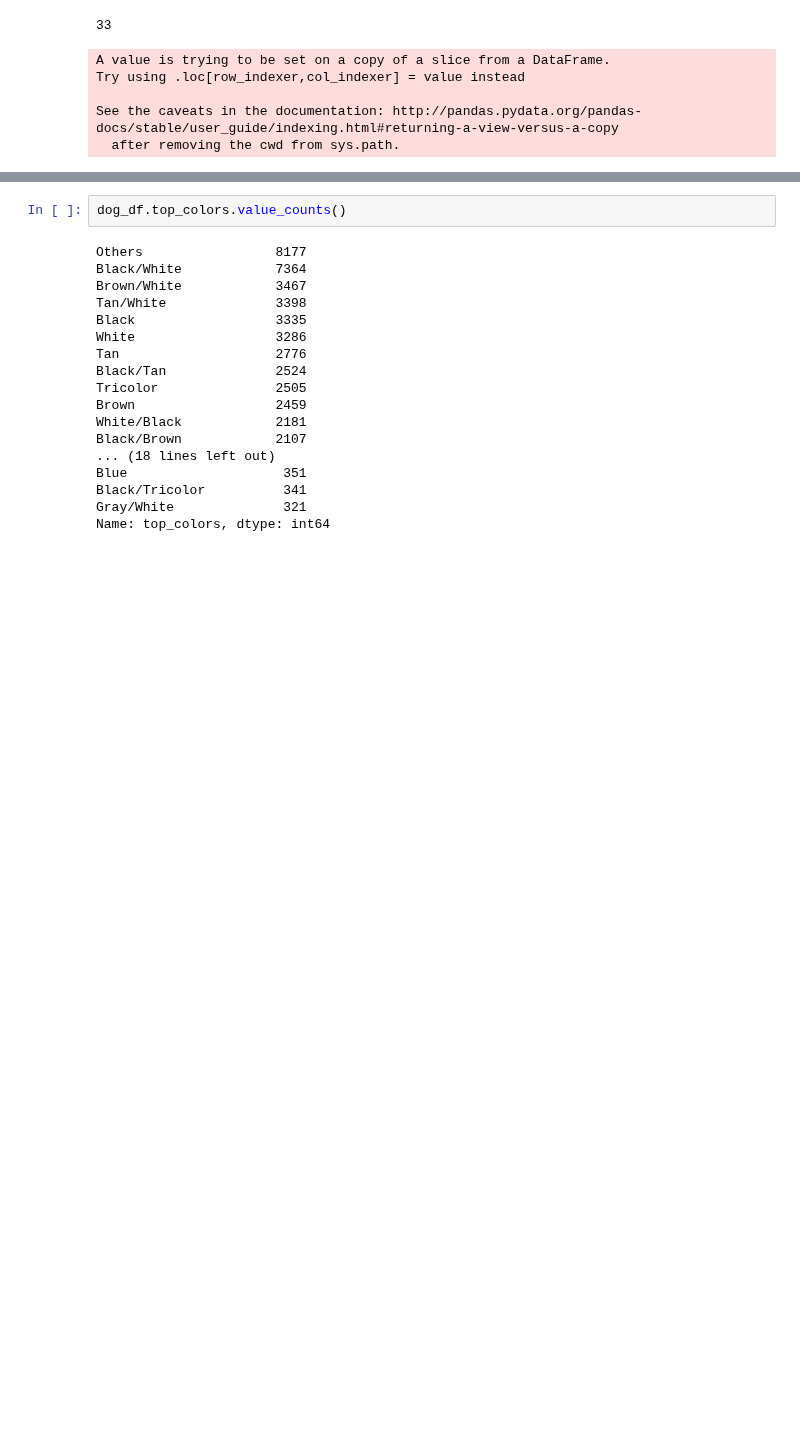
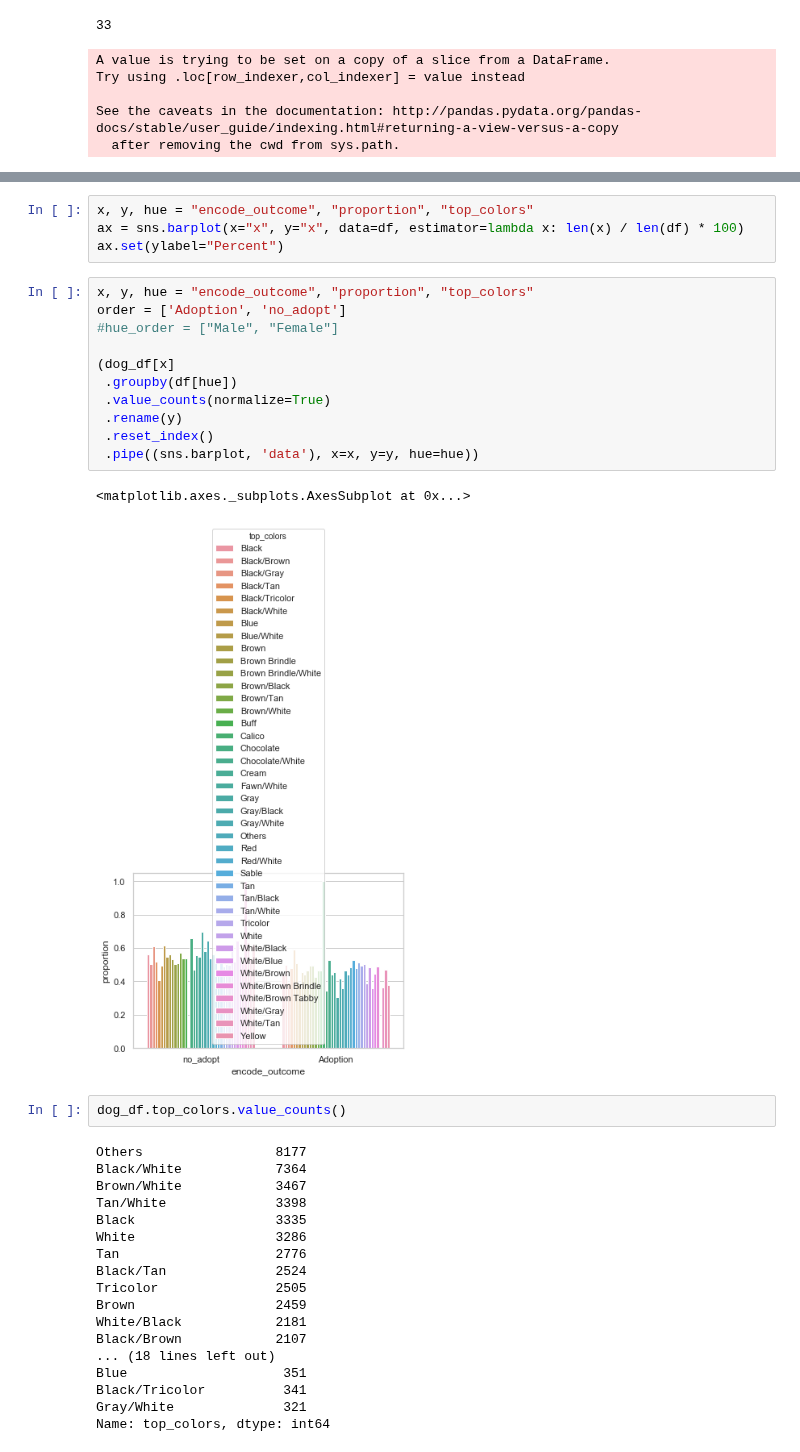
Before and after one commit to Jacqueline-A-Shay/Animal_Shelter, a Jupyter notebook: u.ipynb, the cells around one changed output, grey strips where cells are left out. Drawn from its saved outputs; the diff is of its cells as text; blank space fills up the shorter version.

Commit message:
how to use percentage...

```diff
--- a/u.ipynb
+++ b/u.ipynb
@@ -721,3 +721,21 @@ Text(0.5, 1, 'Is color important for animal adoption?')
+# %%
+x, y, hue = "encode_outcome", "proportion", "top_colors"
+ax = sns.barplot(x="x", y="x", data=df, estimator=lambda x: len(x) / len(df) * 100)
+ax.set(ylabel="Percent")
+# %%
+x, y, hue = "encode_outcome", "proportion", "top_colors"
+order = ['Adoption', 'no_adopt']
+#hue_order = ["Male", "Female"]
+
+(dog_df[x]
+ .groupby(df[hue])
+ .value_counts(normalize=True)
+ .rename(y)
+ .reset_index()
+ .pipe((sns.barplot, 'data'), x=x, y=y, hue=hue))
+# %% [output]
+<matplotlib.axes._subplots.AxesSubplot at 0x...>
+[figure, added]
 # %%
 dog_df.top_colors.value_counts()
 # %% [output]
```
Also changed, not shown: parts of 1 cell of this notebook.
